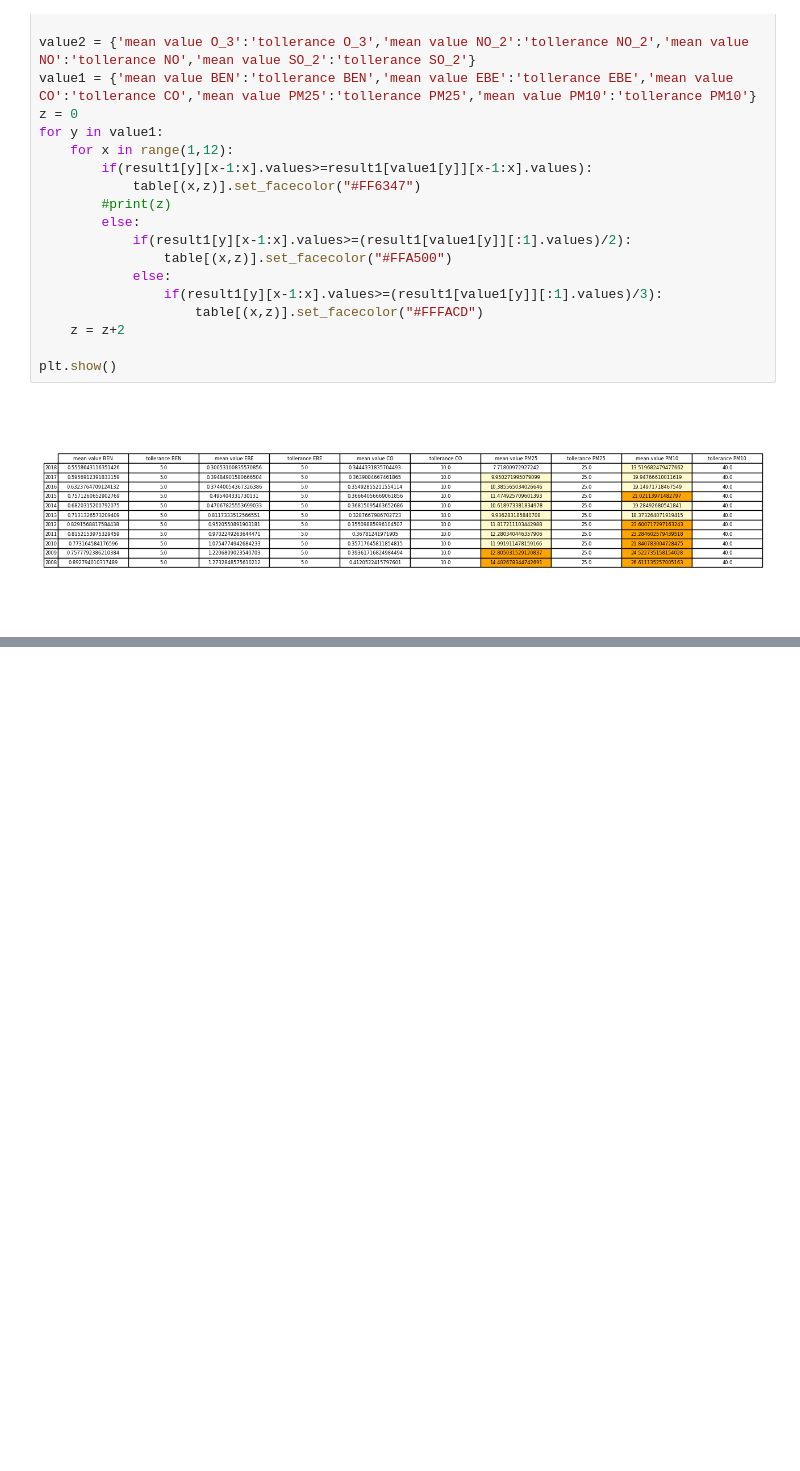
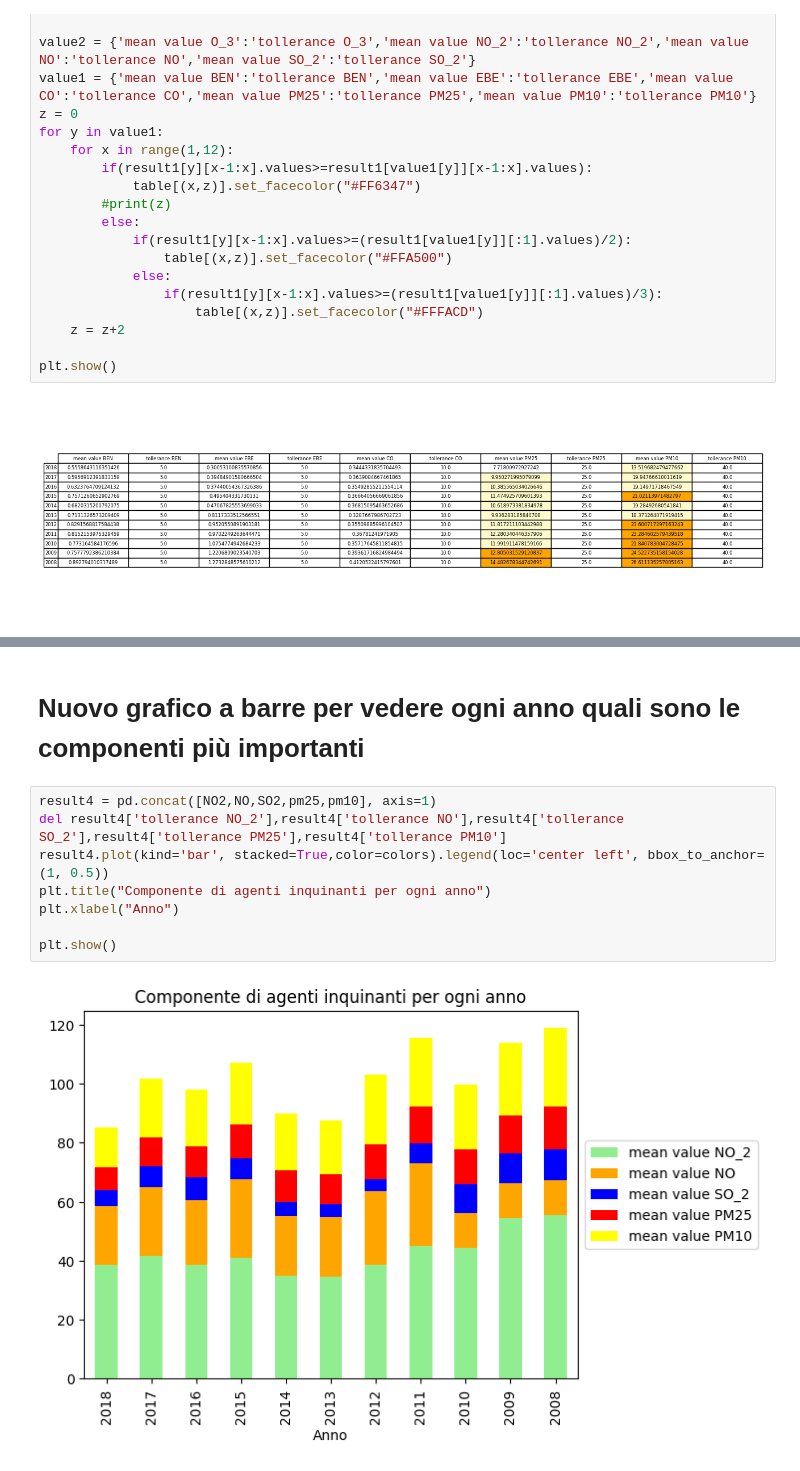
Before and after one commit to ChiaraAmalia/DataScience2Project, a Jupyter notebook: Data2Analysis.ipynb, the cells around one changed output, grey strips where cells are left out. Saved outputs shown, nothing was run; the diff lists cells and outputs as text; blank space fills up the shorter version.

```diff
--- a/Data2Analysis.ipynb
+++ b/Data2Analysis.ipynb
@@ -547,0 +564,12 @@ plt.show()
+# %% [markdown]
+# Nuovo grafico a barre per vedere ogni anno quali sono le componenti più importanti
+# %%
+result4 = pd.concat([NO2,NO,SO2,pm25,pm10], axis=1)
+del result4['tollerance NO_2'],result4['tollerance NO'],result4['tollerance SO_2'],result4['tollerance PM25'],result4['tollerance PM10']
+result4.plot(kind='bar', stacked=True,color=colors).legend(loc='center left', bbox_to_anchor=(1, 0.5))
+plt.title("Componente di agenti inquinanti per ogni anno")
+plt.xlabel("Anno")
+
+plt.show()
+# %% [output]
+[figure, added]
```
Also changed, not shown: parts of 2 cells of this notebook, 1 other file.
